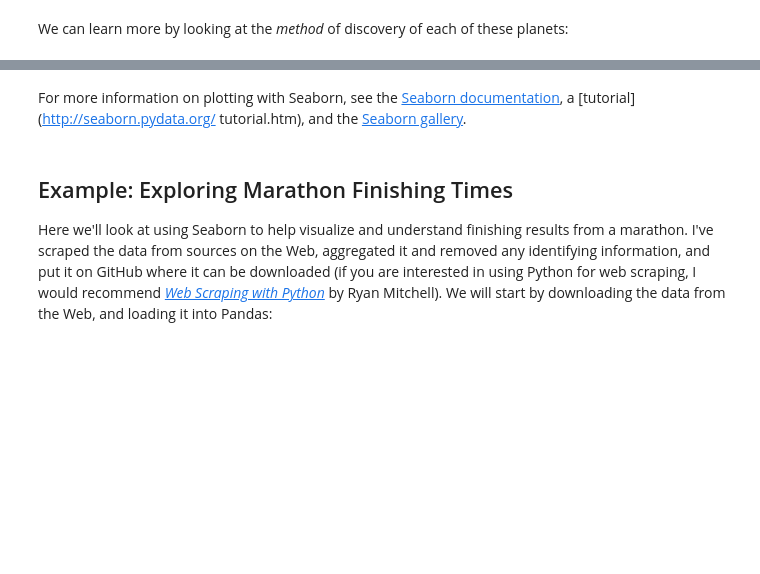
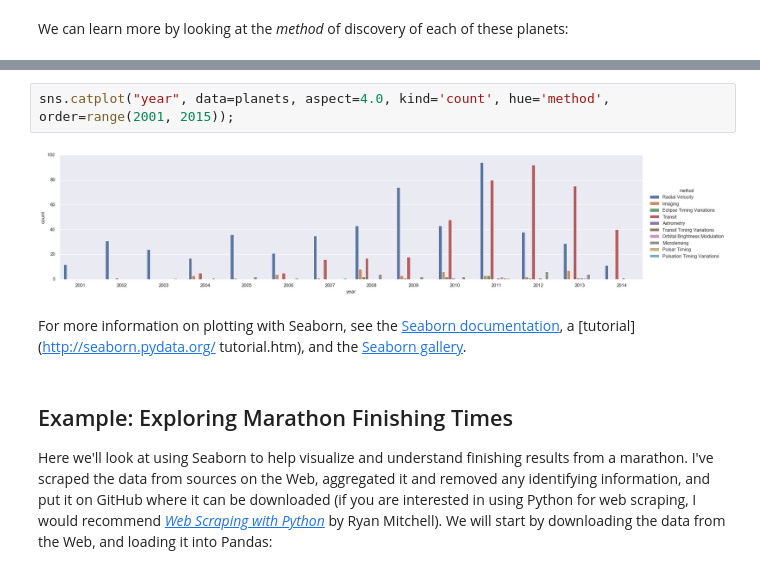
Before and after one commit to gbrs/VanderPlas_Python_DS_Handbook, a Jupyter notebook: notebooks/04.14-Visualization-With-Seaborn.ipynb, the cells around one changed output, grey strips where cells are left out. Drawn from its saved outputs; the diff is of its cells as text; blank space fills up the shorter version.

```diff
--- a/notebooks/04.14-Visualization-With-Seaborn.ipynb
+++ b/notebooks/04.14-Visualization-With-Seaborn.ipynb
@@ -257,3 +262,7 @@ with sns.axes_style('white'):
+# %%
+sns.catplot("year", data=planets, aspect=4.0, kind='count', hue='method', order=range(2001, 2015));
+# %% [output]
+[figure, added]
 # %% [markdown]
 For more information on plotting with Seaborn, see the [Seaborn documentation](http://seaborn.pydata.org/), a [tutorial](http://seaborn.pydata.org/
 tutorial.htm), and the [Seaborn gallery](http://seaborn.pydata.org/examples/index.html).
```
Also changed, not shown: parts of 8 cells of this notebook.
